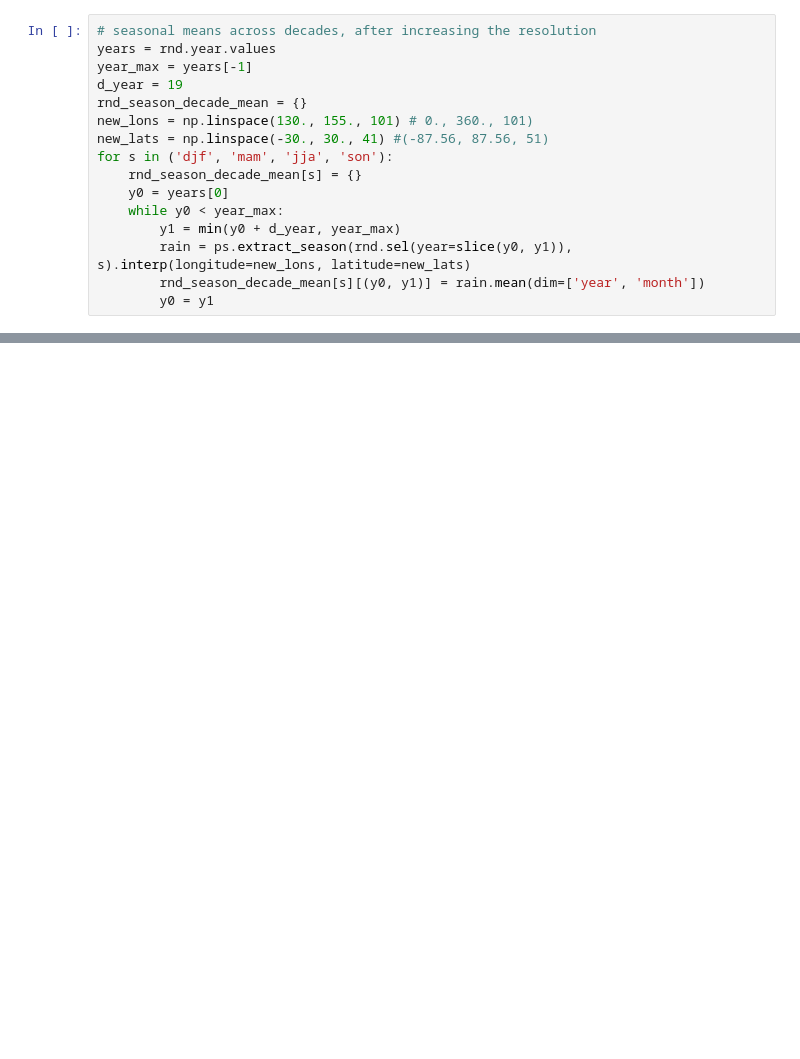
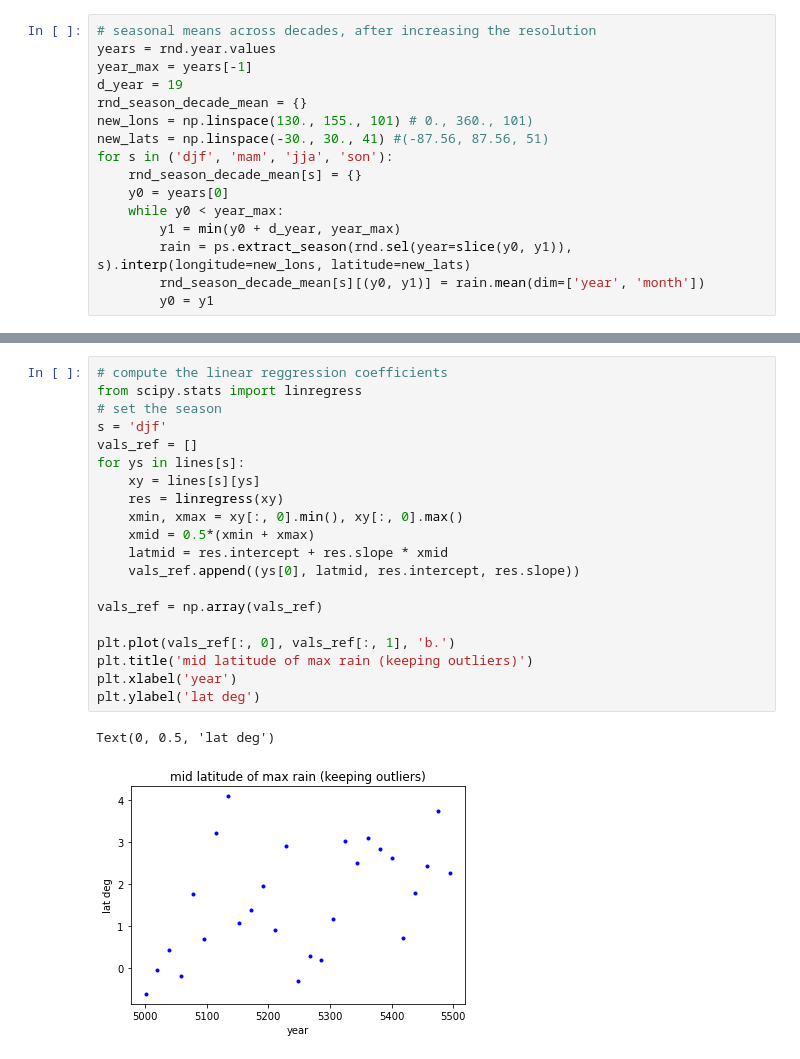
Before and after one commit to pletzer/paleoscripts, a Jupyter notebook: notebooks/SPCZ location_ap.ipynb, the cells around one changed output, grey strips where cells are left out. Saved outputs shown, nothing was run; the diff lists cells and outputs as text; blank space fills up the shorter version.

Commit message:
testing the linear_regression_coeffs function

```diff
--- a/notebooks/SPCZ location_ap.ipynb
+++ b/notebooks/SPCZ location_ap.ipynb
@@ -103,0 +113,23 @@ plt.legend(leg)
+# %%
+# compute the linear reggression coefficients
+from scipy.stats import linregress
+# set the season
+s = 'djf'
+vals_ref = []
+for ys in lines[s]:
+    xy = lines[s][ys]
+    res = linregress(xy)
+    xmin, xmax = xy[:, 0].min(), xy[:, 0].max()
+    xmid = 0.5*(xmin + xmax)
+    latmid = res.intercept + res.slope * xmid
+    vals_ref.append((ys[0], latmid, res.intercept, res.slope))
+
+vals_ref = np.array(vals_ref)
+
+plt.plot(vals_ref[:, 0], vals_ref[:, 1], 'b.')
+plt.title('mid latitude of max rain (keeping outliers)')
+plt.xlabel('year')
+plt.ylabel('lat deg')
+# %% [output]
+Text(0, 0.5, 'lat deg')
+[figure, added]
```
Also changed, not shown: parts of 12 cells of this notebook.
